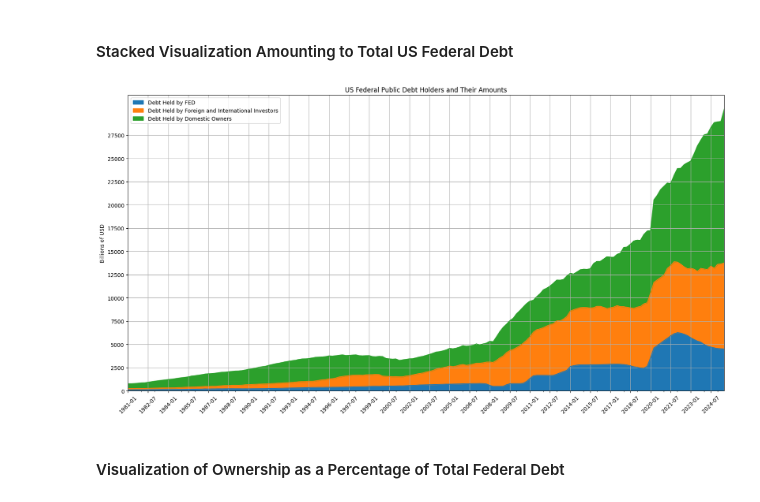
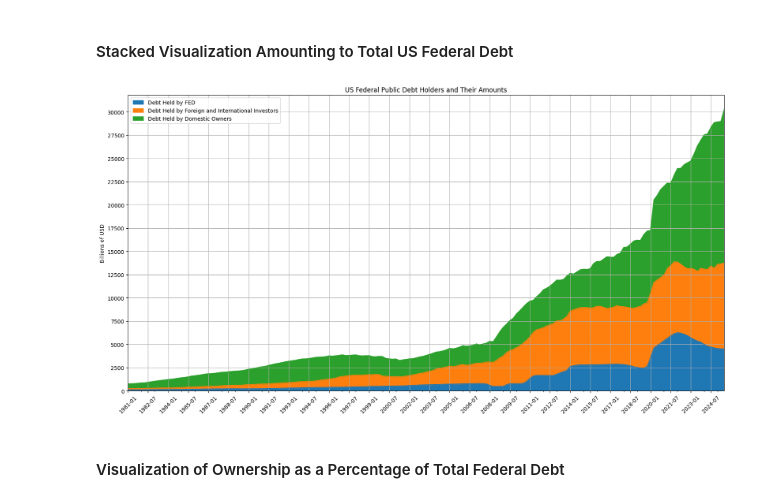
Before and after one commit to ilchen/US_Economic_Data_Analysis, a Jupyter notebook: Fed_Public_Debt_Holders.ipynb, the cells around one changed output. Drawn from its saved outputs; the diff is of its cells as text; code cells hidden in the pictures.

```diff
--- a/Fed_Public_Debt_Holders.ipynb
+++ b/Fed_Public_Debt_Holders.ipynb
@@ -155,7 +155,7 @@ LEFT_Y_AXIS_LABEL = 'Billions of USD'
 smaller_df = pub_debt_holders[[FEDERAL_DEBT_HELD_BY_FED, FEDERAL_DEBT_HELD_BY_FOREIGN, FEDERAL_DEBT_HELD_BY_DOMESTIC]]
 ax = smaller_df.plot(figsize=(20,10), grid=True, title=FED_DEBT_HOLDERS_TITLE,
                      xticks=pub_debt_holders.index[::6], xlabel='', rot=45,
-                     ylabel=LEFT_Y_AXIS_LABEL, yticks=np.arange(0, 16000e3, 1000e3))
+                     ylabel=LEFT_Y_AXIS_LABEL, yticks=np.arange(0, smaller_df.max().max(), 1000e3))
 ax.yaxis.set_major_formatter(mtick.FuncFormatter(lambda x, _: "%.0f" % (x/1000)))
 _ = ax.set_xticklabels(list(map('{:%Y-%m}'.format, pub_debt_holders.index[::6])))
 # %% [output]
@@ -165,11 +165,11 @@ _ = ax.set_xticklabels(list(map('{:%Y-%m}'.format, pub_debt_holders.index[::6]))
 # %%
 ax = smaller_df.plot.area(figsize=(20,10), grid=True, title=FED_DEBT_HOLDERS_TITLE,
                           xticks=pub_debt_holders.index[::6], xlabel='', rot=45,
-                          ylabel=LEFT_Y_AXIS_LABEL, yticks=np.arange(0, 30000e3, 2500e3))
+                          ylabel=LEFT_Y_AXIS_LABEL, yticks=np.arange(0, smaller_df.max().sum(), 2500e3))
 ax.yaxis.set_major_formatter(mtick.FuncFormatter(lambda x, _: "%.0f" % (x/1000)))
 _ = ax.set_xticklabels(list(map('{:%Y-%m}'.format, pub_debt_holders.index[::6])))
 # %% [output]
-[figure, old version]
+[figure, new version]
 # %% [markdown]
 #### Visualization of Ownership as a Percentage of Total Federal Debt
 # %%
```
Also changed, not shown: parts of 8 cells of this notebook, 1 other file.
